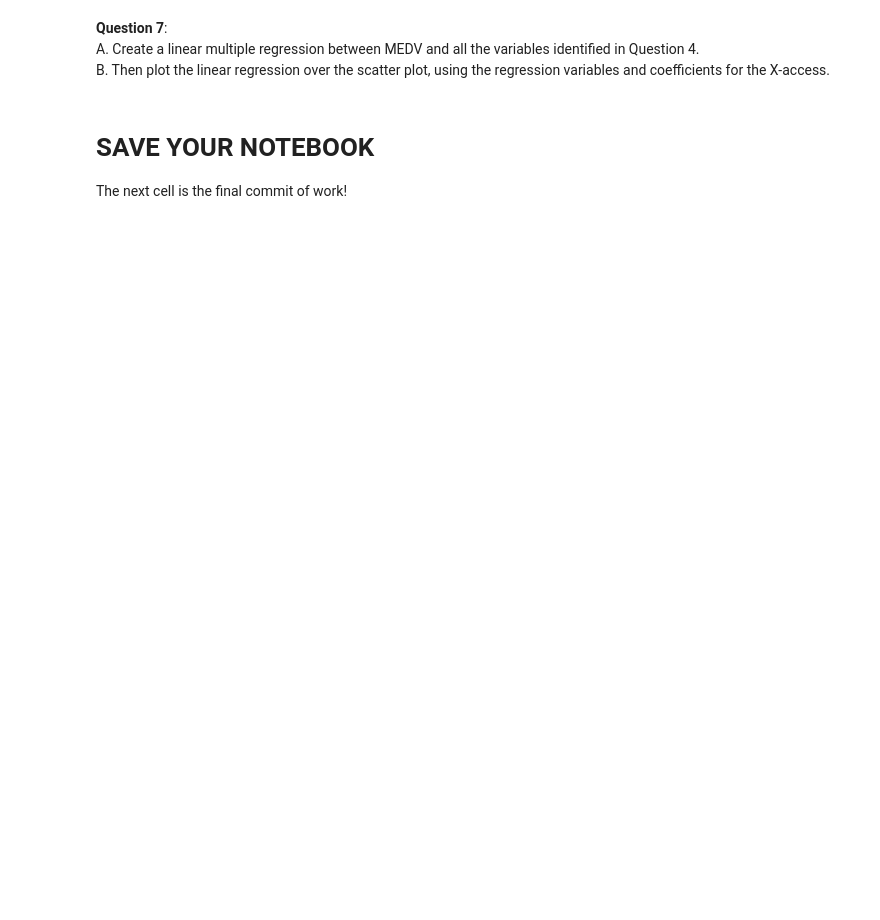
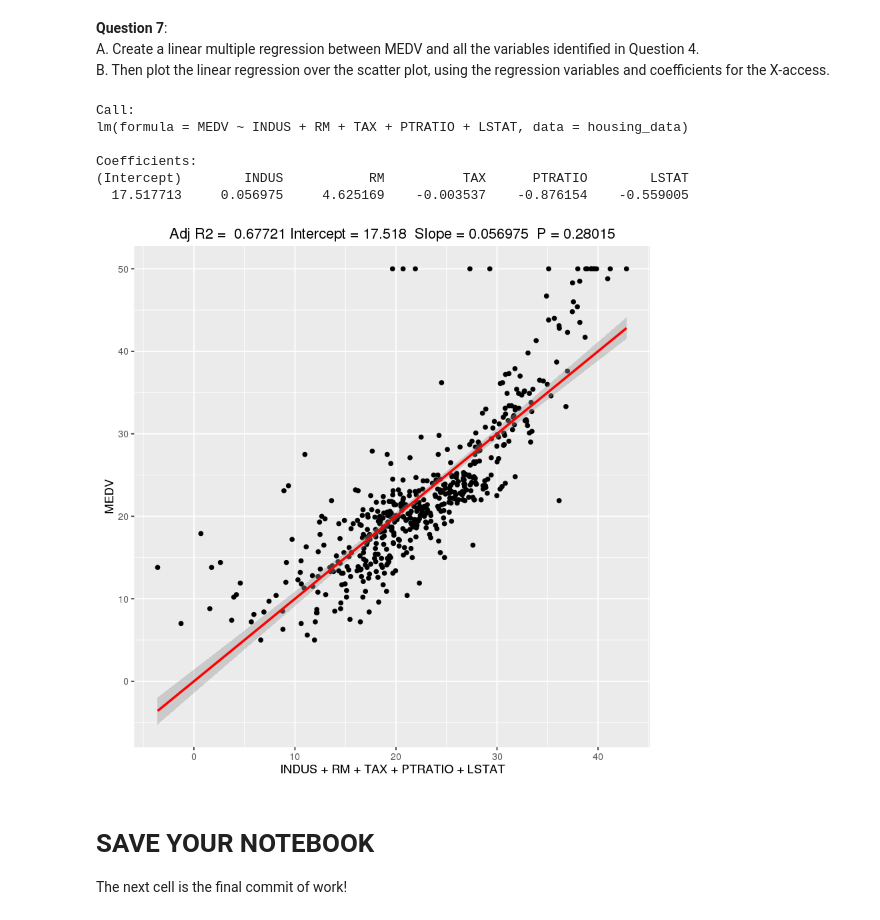
Before and after one commit to asouleymane/Mat-Stat-foundations, a Jupyter notebook: modules/module2/exercises/Exercises.ipynb, the cells around one changed output. Cells and saved outputs as stored; diff of their text form; code cells hidden in the pictures; blank space fills up the shorter version.

```diff
--- a/modules/module2/exercises/Exercises.ipynb
+++ b/modules/module2/exercises/Exercises.ipynb
@@ -195,6 +227,36 @@ B. Then plot the linear regression over the scatter plot, using the regression v
 # %%
 # Execute your code for question 9 here
 # -------------------------------------
+fit2 <- lm(MEDV ~ INDUS+ RM + TAX + PTRATIO + LSTAT, data=housing_data)
+fit2
+# %% [output]
+Call:
+lm(formula = MEDV ~ INDUS + RM + TAX + PTRATIO + LSTAT, data = housing_data)
+
+Coefficients:
+(Intercept)        INDUS           RM          TAX      PTRATIO        LSTAT
+  17.517713     0.056975     4.625169    -0.003537    -0.876154    -0.559005
+# %%
+require(ggplot2)
+
+    # Note that fit is an object with various things, such as a model.
+ggplot(housing_data,
+       aes_string(
+                x = (.056975*housing_data$INDUS + 4.625169*housing_data$RM -.003537*housing_data$TAX -.876154*housing_data$PTRATIO -.559005*housing_data$LSTAT+17.517713 ),
+                y = names(fit2$model)[1]
+       ) # end of aes_string
+  ) +
+  geom_point() +
+  stat_smooth(method = "lm", col = "red") +
+  labs(title = paste("Adj R2 = ",signif(summary(fit2)$adj.r.squared, 5),
+                     "Intercept =",signif(fit2$coef[[1]],5 ),
+                     " Slope =",signif(fit2$coef[[2]], 5),
+                     " P =",signif(summary(fit2)$coef[2,4], 5)
+                ) # end of title string concatenations
+       , x = "INDUS + RM + TAX + PTRATIO + LSTAT"
+      )
+# %% [output]
+[figure, added]
 # %% [markdown]
 # SAVE YOUR NOTEBOOK
 
```
Also changed, not shown: parts of 3 cells of this notebook.
